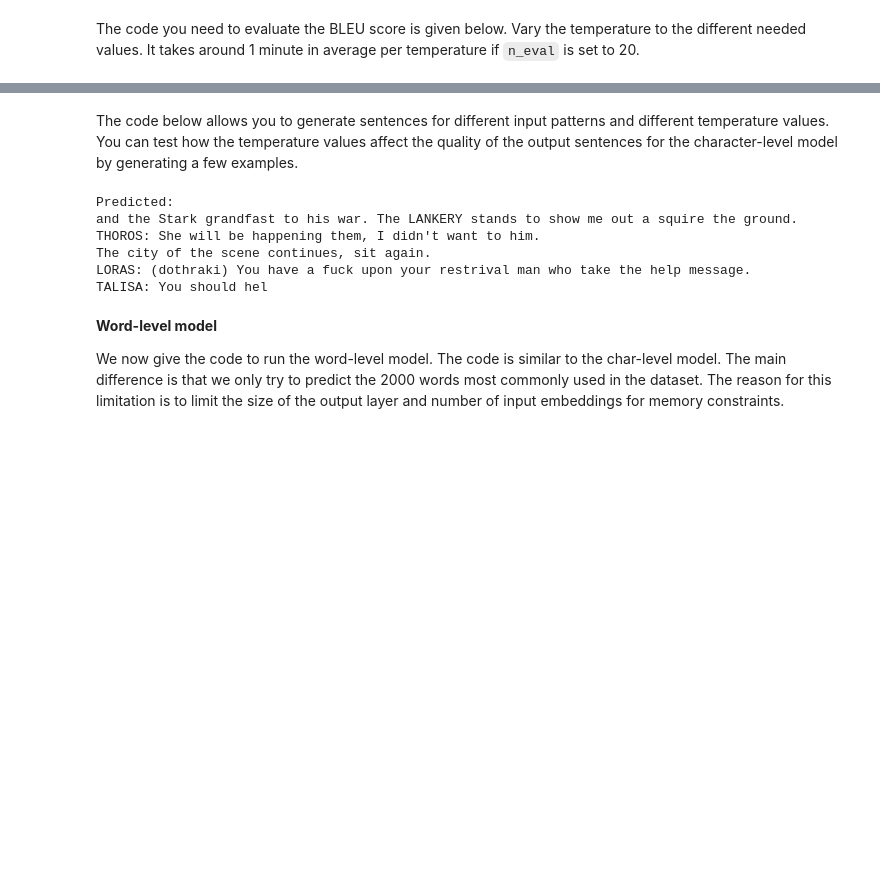
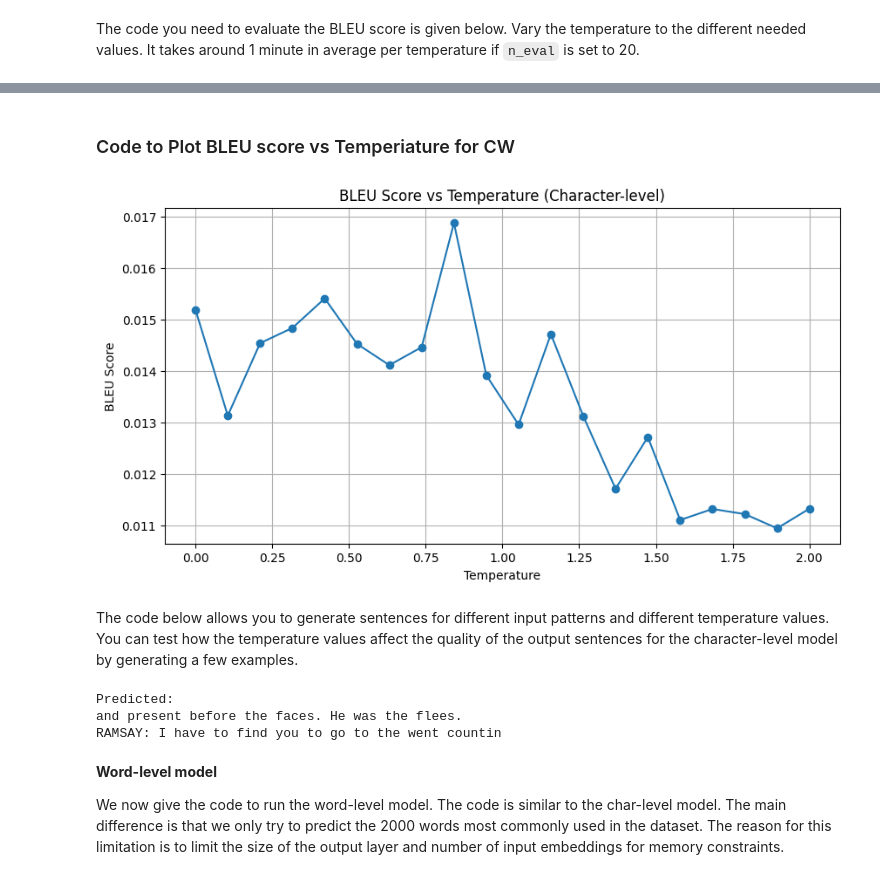
Before and after one commit to Souparna-Mandal/deep-learning-course, a Jupyter notebook: 05_RNN.ipynb, the cells around one changed output, grey strips where cells are left out. Drawn from its saved outputs; the diff is of its cells as text; code cells hidden in the pictures; blank space fills up the shorter version.

```diff
--- a/05_RNN.ipynb
+++ b/05_RNN.ipynb
@@ -2995,8 +3018,23 @@ BLEU Score: 0.015172785538528289
+# %% [markdown]
+### Code to Plot BLEU score vs Temperiature for CW
+# %%
+temps = sorted(temp_bleu_dic_dict_char.keys())
+bleu_scores = [temp_bleu_dic_dict_char[t] for t in temps]
+
+plt.figure(figsize=(10, 5))
+plt.plot(temps, bleu_scores, 'o-')
+plt.xlabel("Temperature")
+plt.ylabel("BLEU Score")
+plt.title("BLEU Score vs Temperature (Character-level)")
+plt.grid(True)
+plt.show()
+# %% [output]
+[figure, added]
 # %% [markdown]
 The code below allows you to generate sentences for different input patterns and different temperature values. You can test how the temperature values affect the quality of the output sentences for the character-level model by generating a few examples.
 # %%
 # Change the temperature here
-temperature = 0.7
+temperature = 0.8
 seed_text = "TYRION pours himself some wine and drinks it down. He pours another glass, and walks back to CERSEI "
 pattern = [char_to_n[ch] for ch in seed_text[:seq_char_length]]
 
@@ -3004,7 +3042,7 @@ print("\nPredicted:")
 model.eval()
 
 with torch.no_grad():
-    for _ in range(300):
+    for _ in range(100):
         x = torch.tensor(pattern, dtype=torch.long, device=DEVICE).unsqueeze(0)
         logits = model(x)
 
@@ -3021,11 +3059,8 @@ with torch.no_grad():
         pattern = pattern[1:] + [idx]
 # %% [output]
 Predicted:
-and the Stark grandfast to his war. The LANKERY stands to show me out a squire the ground.
-THOROS: She will be happening them, I didn't want to him.
-The city of the scene continues, sit again.
-LORAS: (dothraki) You have a fuck upon your restrival man who take the help message.
-TALISA: You should hel
+and present before the faces. He was the flees.
+RAMSAY: I have to find you to go to the went countin
 # %% [markdown]
 **Word-level model**
 
```
Also changed, not shown: parts of 10 cells of this notebook.
